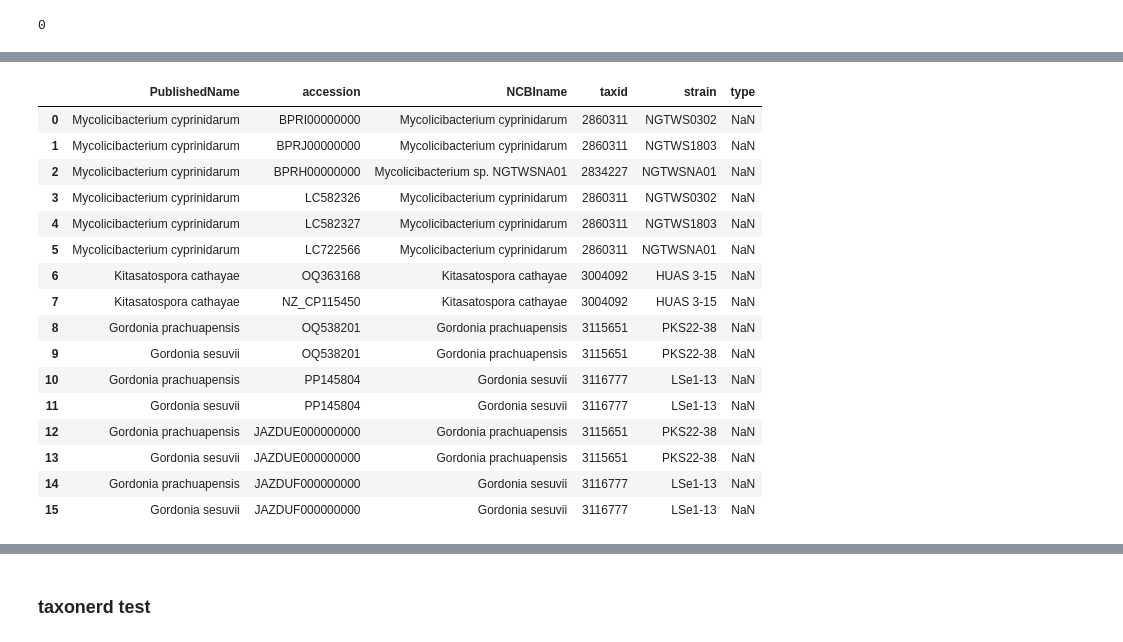
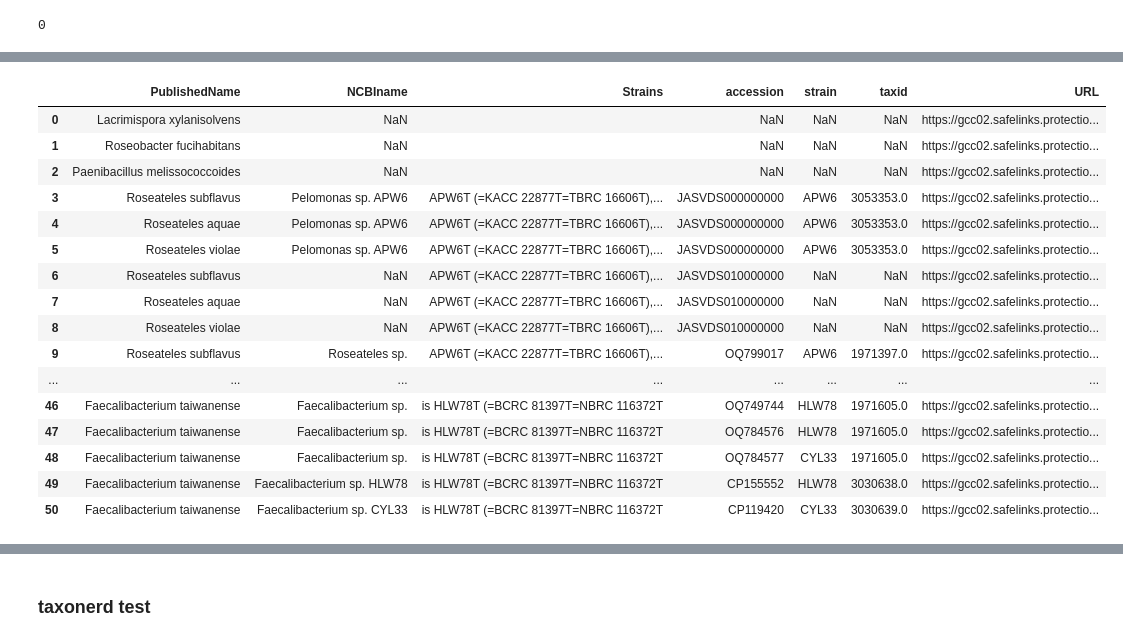
Before and after one commit to mcveigh-h16/IJSEM-webscraper, a Jupyter notebook: selenium_webscraper.ipynb, the cells around one changed output, grey strips where cells are left out. Drawn from its saved outputs; the diff is of its cells as text; code cells hidden in the pictures.

```diff
--- a/selenium_webscraper.ipynb
+++ b/selenium_webscraper.ipynb
@@ -66,26 +120,43 @@ def scrape_with_selenium(url):
 # %%
-pub_df = pd.DataFrame(columns=['PublishedName', 'Accessions'])
+pub_df = pd.DataFrame(columns=['PublishedName', 'Accessions', 'Strains','URL'])
 pd.set_option('display.max_columns', None)
 for url in urls:
+    strains = []
+    accessions = []
     scrape_with_selenium(url)
-    print('title is', title)
-    print('footnote is', footnote)
+    scrape_with_beautifulsoup(url)
+
+
+    #print('title is', title)
+    #print('footnote is', footnote)
 
 #find the organism names
-    match = [r'(\S+\s+){2}(?=sp. nov.)']
+    match = [r'(\S+\s+){2}(?=sp. nov.)', r'(\S+\s+){2}(?=nom. nov.)']
     regex = re.compile(r'\b(' + '|'.join(match) + r')\b')
     orgname = [m.group() for m in regex.finditer(title)]
     print(orgname)
 
 
-#find the accessions
+#find the accessions - need to add code for scenario where no footnote is found
+    #if footnote:
+    # got a non-empty string
+    #else:
+    #    pass
     pattern = [r'[A-Z]{2}\d{6}', r'[A-Z]{4}\d{8}', r'([A-Z]+)(_[A-Z]+)\d{6}', r'[A-Z]{6}\d{9}']
     regex = re.compile(r'\b(' + '|'.join(pattern) + r')\b')
-    accessions = [m.group() for m in regex.finditer(footnote)]
-    print(accessions)
+    if footnote is not None:
+        accessions = [m.group() for m in regex.finditer(footnote)]
+        print(accessions)
+
+#find the strains optionally, we could add more search options but may get more junk returned
+    strainpattern = [r'(?<=type strain).*']
+    regex = re.compile(r'\b(' + '|'.join(strainpattern) + r')\b')
+    if abstract_text is not None:
+        strains = [m.group() for m in regex.finditer(abstract_text)]
+        print('strain names', strains)
 
 #load data into pandas dataframe
-    row_data = [orgname, accessions]
+    row_data = [orgname, accessions, strains, url]
     length = len(pub_df)
     pub_df.loc[length] = row_data
 # %% [output]
@@ -112,0 +180,4 @@ pub_df
+# %%
+pd.set_option('max_colwidth', None)
+pub_df['Strains'] = [','.join(map(str, l)) for l in pub_df['Strains']]
+pub_df
@@ -194,7 +338,10 @@ os.system("/netopt/ncbi_tools64/bin/srcchk -i acclist -f taxname,taxid,strain,ty
 # %%
 taxdata_file_name = (r'acclist.taxdata')
 srcchk_df = pd.read_csv(taxdata_file_name, sep='\t', index_col=None, low_memory=False)
-srcchk_df .rename(columns={'organism' : 'NCBIname','Unnamed: 4':'type'}, inplace=True)
-srcchk_df['accession'] = srcchk_df['accession'].astype(str).apply(lambda x: x.replace('.1',''))
+srcchk_df.drop(columns=['Unnamed: 4'], inplace=True)
+srcchk_df.rename(columns={'organism' : 'NCBIname'}, inplace=True)
+srcchk_df['accession'] = srcchk_df['accession'].astype(str).replace('\.\d+', '', regex=True).astype(str)
+srcchk_df = srcchk_df.dropna()
 srcchk_df
+#many need to add dropna here
 # %% [output]
@@ -214,21 +365,22 @@ srcchk_df
 # %%
 combine_df=pd.merge(left=pub4_df, right=srcchk_df, left_on='accession', right_on='accession', how = 'outer')
+combine_df = combine_df[['PublishedName', 'NCBIname', 'Strains', 'accession', 'strain', 'taxid', 'URL' ]]
 combine_df
 # %% [output]
-|  | PublishedName | accession | NCBIname | taxid | strain | type |
-| 0 | Mycolicibacterium cyprinidarum | BPRI00000000 | Mycolicibacterium cyprinidarum | 2860311 | NGTWS0302 | NaN |
-| 1 | Mycolicibacterium cyprinidarum | BPRJ00000000 | Mycolicibacterium cyprinidarum | 2860311 | NGTWS1803 | NaN |
-| 2 | Mycolicibacterium cyprinidarum | BPRH00000000 | Mycolicibacterium sp. NGTWSNA01 | 2834227 | NGTWSNA01 | NaN |
-| 3 | Mycolicibacterium cyprinidarum | LC582326 | Mycolicibacterium cyprinidarum | 2860311 | NGTWS0302 | NaN |
-| 4 | Mycolicibacterium cyprinidarum | LC582327 | Mycolicibacterium cyprinidarum | 2860311 | NGTWS1803 | NaN |
-| 5 | Mycolicibacterium cyprinidarum | LC722566 | Mycolicibacterium cyprinidarum | 2860311 | NGTWSNA01 | NaN |
-| 6 | Kitasatospora cathayae | OQ363168 | Kitasatospora cathayae | 3004092 | HUAS 3-15 | NaN |
-| 7 | Kitasatospora cathayae | NZ_CP115450 | Kitasatospora cathayae | 3004092 | HUAS 3-15 | NaN |
-| 8 | Gordonia prachuapensis | OQ538201 | Gordonia prachuapensis | 3115651 | PKS22-38 | NaN |
-| 9 | Gordonia sesuvii | OQ538201 | Gordonia prachuapensis | 3115651 | PKS22-38 | NaN |
-| 10 | Gordonia prachuapensis | PP145804 | Gordonia sesuvii | 3116777 | LSe1-13 | NaN |
-| 11 | Gordonia sesuvii | PP145804 | Gordonia sesuvii | 3116777 | LSe1-13 | NaN |
-| 12 | Gordonia prachuapensis | JAZDUE000000000 | Gordonia prachuapensis | 3115651 | PKS22-38 | NaN |
-| 13 | Gordonia sesuvii | JAZDUE000000000 | Gordonia prachuapensis | 3115651 | PKS22-38 | NaN |
-| 14 | Gordonia prachuapensis | JAZDUF000000000 | Gordonia sesuvii | 3116777 | LSe1-13 | NaN |
-| 15 | Gordonia sesuvii | JAZDUF000000000 | Gordonia sesuvii | 3116777 | LSe1-13 | NaN |
+|  | PublishedName | NCBIname | Strains | accession | strain | taxid | URL |
+| 0 | Lacrimispora xylanisolvens | NaN |  | NaN | NaN | NaN | https://gcc02.safelinks.protectio... |
+| 1 | Roseobacter fucihabitans | NaN |  | NaN | NaN | NaN | https://gcc02.safelinks.protectio... |
+| 2 | Paenibacillus melissococcoides | NaN |  | NaN | NaN | NaN | https://gcc02.safelinks.protectio... |
+| 3 | Roseateles subflavus | Pelomonas sp. APW6 | APW6T (=KACC 22877T=TBRC 16606T),... | JASVDS000000000 | APW6 | 3053353.0 | https://gcc02.safelinks.protectio... |
+| 4 | Roseateles aquae | Pelomonas sp. APW6 | APW6T (=KACC 22877T=TBRC 16606T),... | JASVDS000000000 | APW6 | 3053353.0 | https://gcc02.safelinks.protectio... |
+| 5 | Roseateles violae | Pelomonas sp. APW6 | APW6T (=KACC 22877T=TBRC 16606T),... | JASVDS000000000 | APW6 | 3053353.0 | https://gcc02.safelinks.protectio... |
+| 6 | Roseateles subflavus | NaN | APW6T (=KACC 22877T=TBRC 16606T),... | JASVDS010000000 | NaN | NaN | https://gcc02.safelinks.protectio... |
+| 7 | Roseateles aquae | NaN | APW6T (=KACC 22877T=TBRC 16606T),... | JASVDS010000000 | NaN | NaN | https://gcc02.safelinks.protectio... |
+| 8 | Roseateles violae | NaN | APW6T (=KACC 22877T=TBRC 16606T),... | JASVDS010000000 | NaN | NaN | https://gcc02.safelinks.protectio... |
+| 9 | Roseateles subflavus | Roseateles sp. | APW6T (=KACC 22877T=TBRC 16606T),... | OQ799017 | APW6 | 1971397.0 | https://gcc02.safelinks.protectio... |
+| ... | ... | ... | ... | ... | ... | ... | ... |
+| 46 | Faecalibacterium taiwanense | Faecalibacterium sp. | is HLW78T (=BCRC 81397T=NBRC 116372T | OQ749744 | HLW78 | 1971605.0 | https://gcc02.safelinks.protectio... |
+| 47 | Faecalibacterium taiwanense | Faecalibacterium sp. | is HLW78T (=BCRC 81397T=NBRC 116372T | OQ784576 | HLW78 | 1971605.0 | https://gcc02.safelinks.protectio... |
+| 48 | Faecalibacterium taiwanense | Faecalibacterium sp. | is HLW78T (=BCRC 81397T=NBRC 116372T | OQ784577 | CYL33 | 1971605.0 | https://gcc02.safelinks.protectio... |
+| 49 | Faecalibacterium taiwanense | Faecalibacterium sp. HLW78 | is HLW78T (=BCRC 81397T=NBRC 116372T | CP155552 | HLW78 | 3030638.0 | https://gcc02.safelinks.protectio... |
+| 50 | Faecalibacterium taiwanense | Faecalibacterium sp. CYL33 | is HLW78T (=BCRC 81397T=NBRC 116372T | CP119420 | CYL33 | 3030639.0 | https://gcc02.safelinks.protectio... |
```
Also changed, not shown: parts of 37 cells of this notebook, 1 other file.
